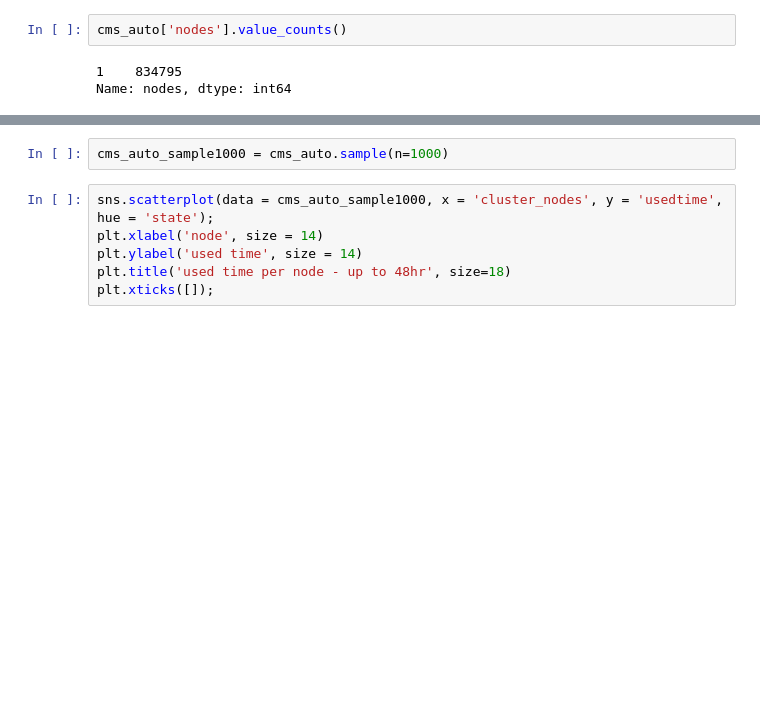
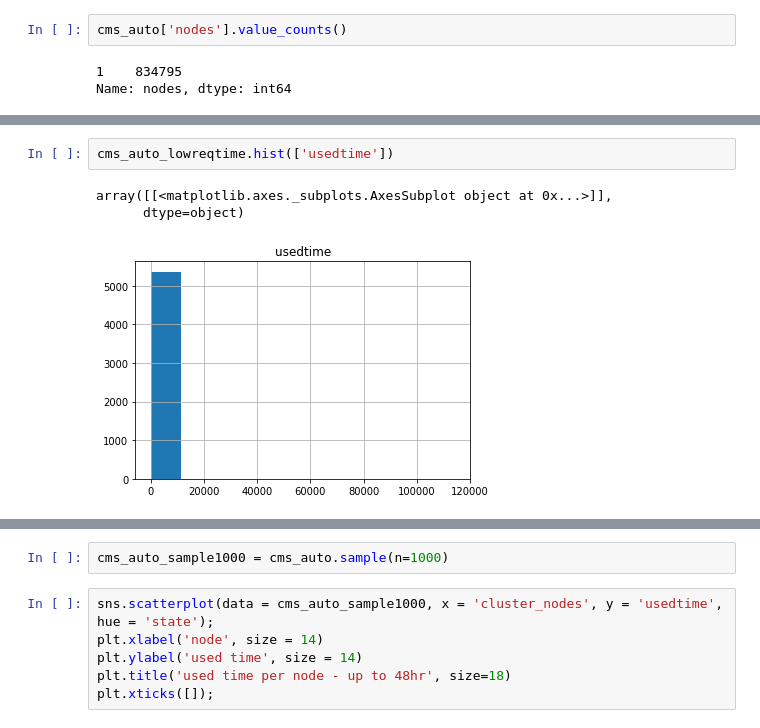
Before and after one commit to nss-data-science-cohort-4/dq2-accre-amd, a Jupyter notebook: notebooks/cms_jobs_2020.ipynb, the cells around one changed output, grey strips where cells are left out. Cells and saved outputs as stored; diff of their text form; blank space fills up the shorter version.

```diff
--- a/notebooks/cms_jobs_2020.ipynb
+++ b/notebooks/cms_jobs_2020.ipynb
@@ -182,0 +225,6 @@ Name: nodes, dtype: int64
+# %%
+cms_auto_lowreqtime.hist(['usedtime'])
+# %% [output]
+array([[<matplotlib.axes._subplots.AxesSubplot object at 0x...>]],
+      dtype=object)
+[figure, added]
```
Also changed, not shown: parts of 10 cells of this notebook.
